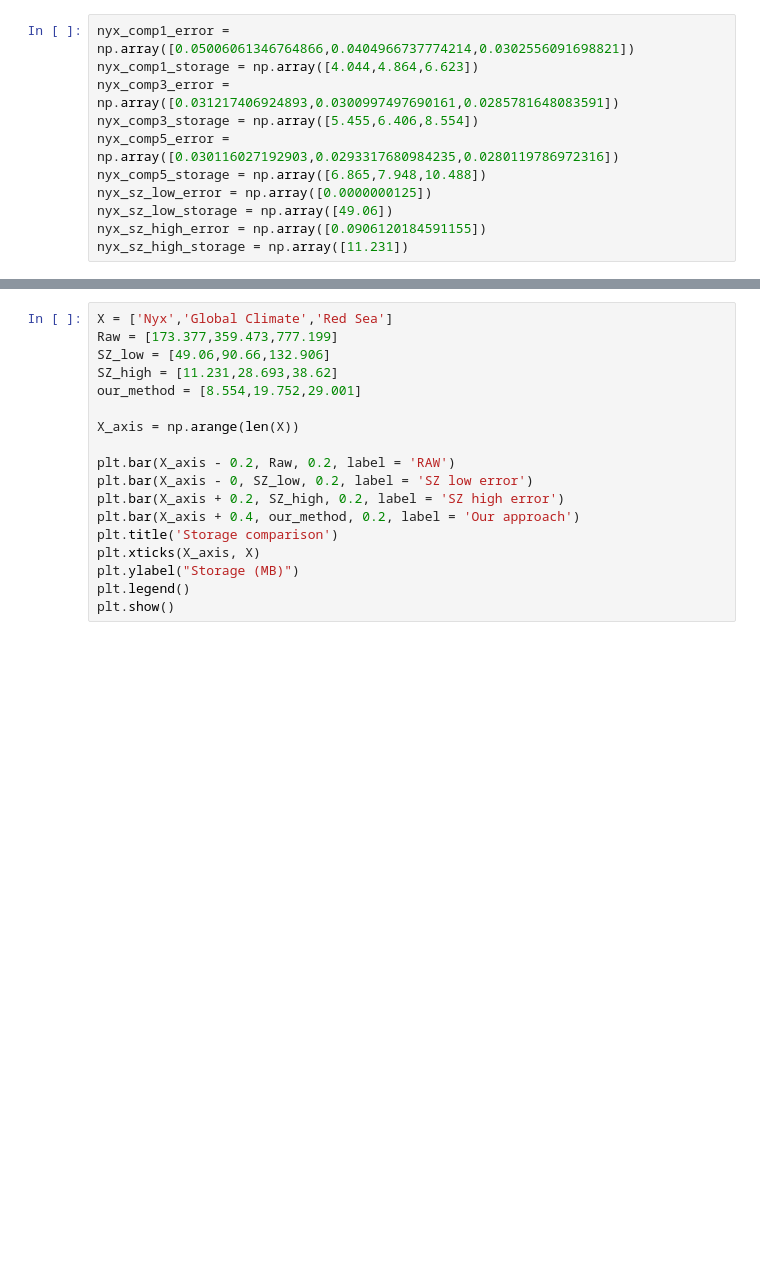
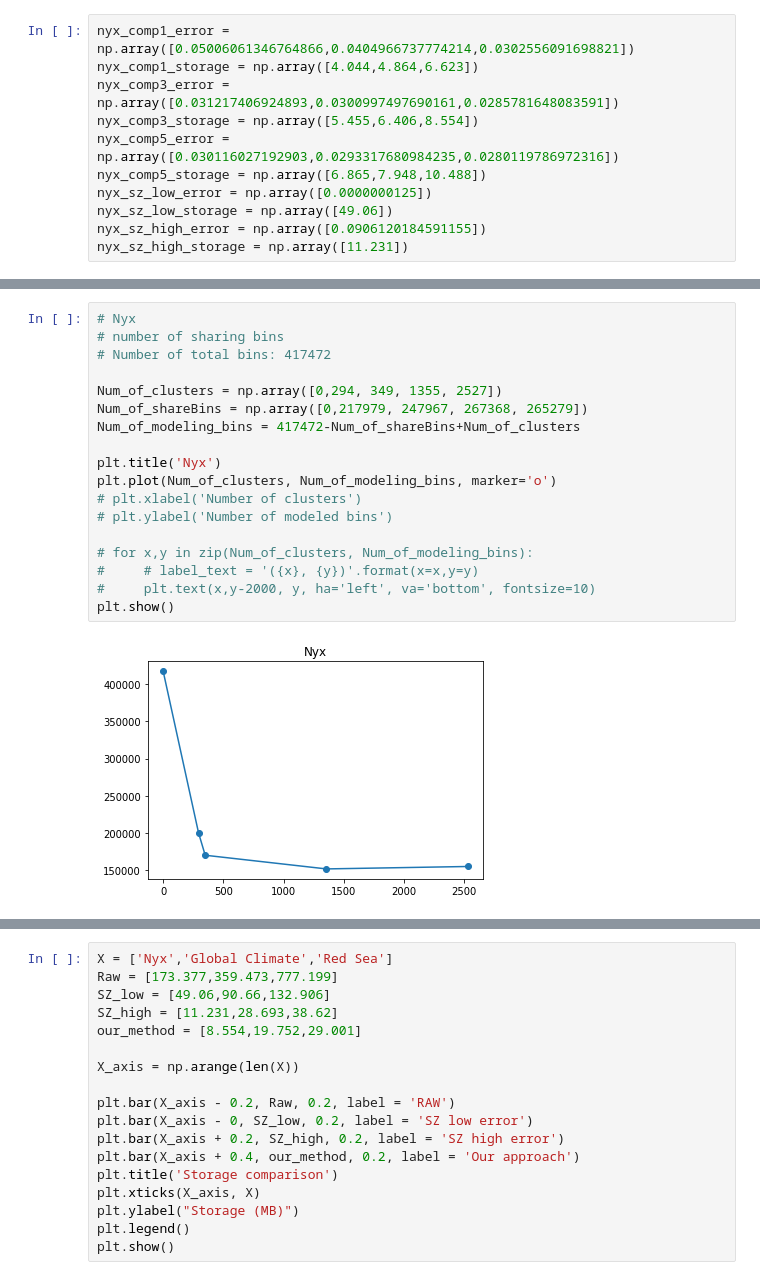
Before and after one commit to ZRLin222/TimeGMM, a Jupyter notebook: draw_fig.ipynb, the cells around one changed output, grey strips where cells are left out. Saved outputs shown, nothing was run; the diff lists cells and outputs as text; blank space fills up the shorter version.

```diff
--- a/draw_fig.ipynb
+++ b/draw_fig.ipynb
@@ -17,0 +38,20 @@ nyx_sz_high_storage = np.array([11.231])
+# %%
+# Nyx
+# number of sharing bins
+# Number of total bins: 417472
+
+Num_of_clusters = np.array([0,294, 349, 1355, 2527])
+Num_of_shareBins = np.array([0,217979, 247967, 267368, 265279])
+Num_of_modeling_bins = 417472-Num_of_shareBins+Num_of_clusters
+
+plt.title('Nyx')
+plt.plot(Num_of_clusters, Num_of_modeling_bins, marker='o')
+# plt.xlabel('Number of clusters')
+# plt.ylabel('Number of modeled bins')
+
+# for x,y in zip(Num_of_clusters, Num_of_modeling_bins):
+#     # label_text = '({x}, {y})'.format(x=x,y=y)
+#     plt.text(x,y-2000, y, ha='left', va='bottom', fontsize=10)
+plt.show()
+# %% [output]
+[figure, added]
```
Also changed, not shown: parts of 23 cells of this notebook, 2 other files.
